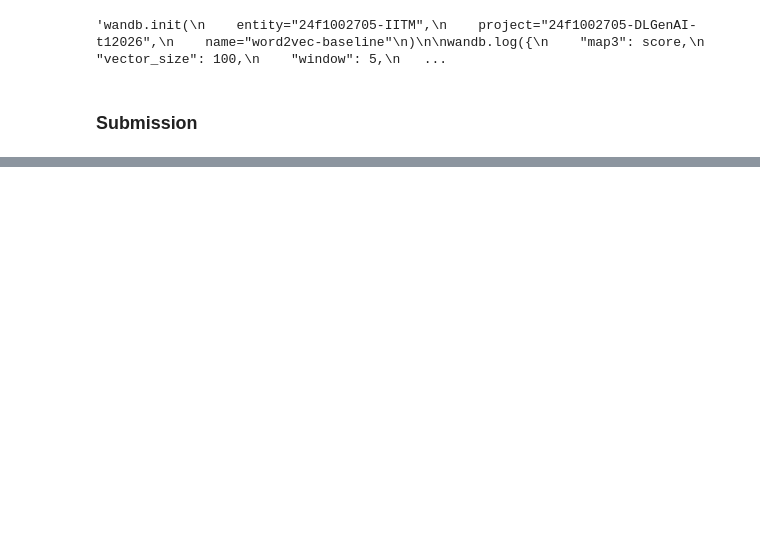
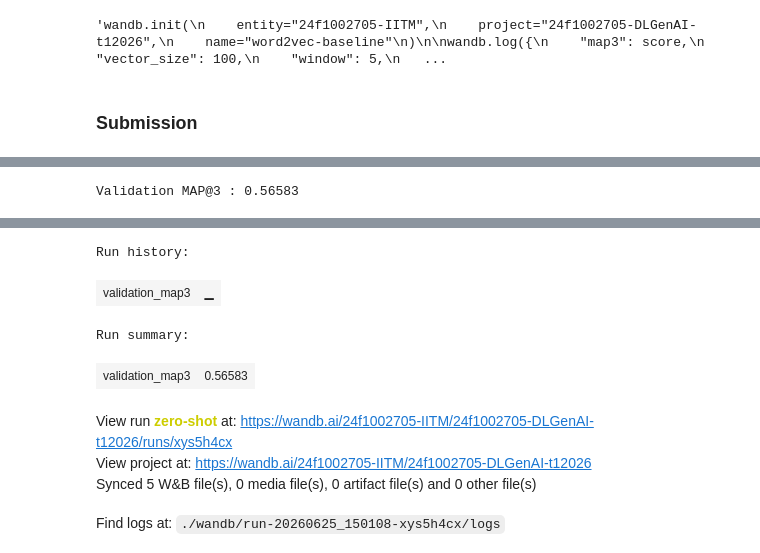
Before and after one commit to 24f1002705/DL-24f1002705-notebook-t22026, a Jupyter notebook: notebooks/final-notebook.ipynb, the cells around one changed output, grey strips where cells are left out. Cells and saved outputs as stored; diff of their text form; code cells hidden in the pictures; blank space fills up the shorter version.

```diff
--- a/notebooks/final-notebook.ipynb
+++ b/notebooks/final-notebook.ipynb
@@ -597,0 +739,6 @@ submission
+# %%
+classifier = pipeline(
+    "zero-shot-classification",
+    model="facebook/bart-large-mnli",
+    device="cuda"
+)
@@ -597,0 +803,15 @@ submission
+# %%
+score = map_at_3(
+    df["answer"].tolist(),
+    predictions
+)
+
+print(f"Validation MAP@3 : {score:.5f}")
+
+wandb.log({
+    "validation_map3": score
+})
+
+wandb.finish()
+# %% [output]
+Validation MAP@3 : 0.56583
@@ -597,0 +819,8 @@ submission
+Run history:
+| validation_map3 | ▁ |
+Run summary:
+| validation_map3 | 0.56583 |
+View run zero-shot at: https://wandb.ai/24f1002705-IITM/24f1002705-DLGenAI-t12026/runs/xys5h4cx
+View project at: https://wandb.ai/24f1002705-IITM/24f1002705-DLGenAI-t12026
+Synced 5 W&B file(s), 0 media file(s), 0 artifact file(s) and 0 other file(s)
+Find logs at: ./wandb/run-20260625_150108-xys5h4cx/logs
```
Also changed, not shown: parts of 15 cells of this notebook.
